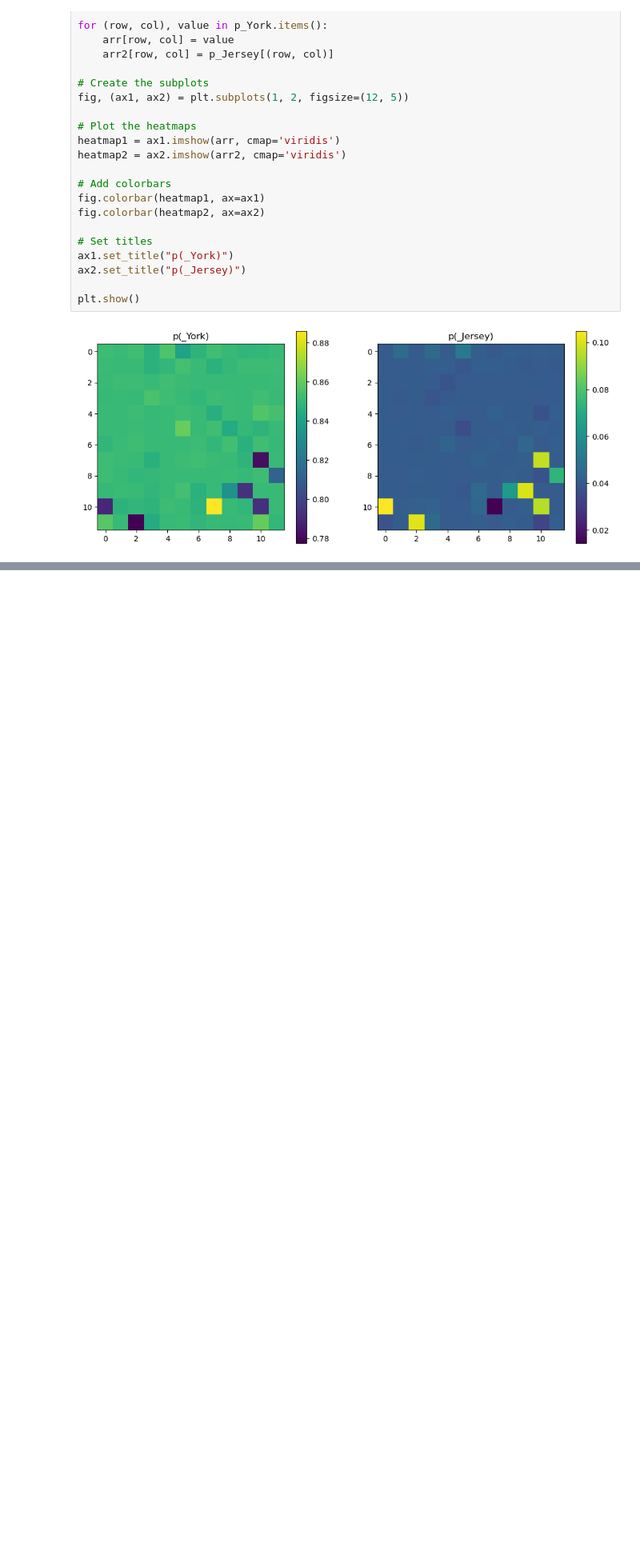
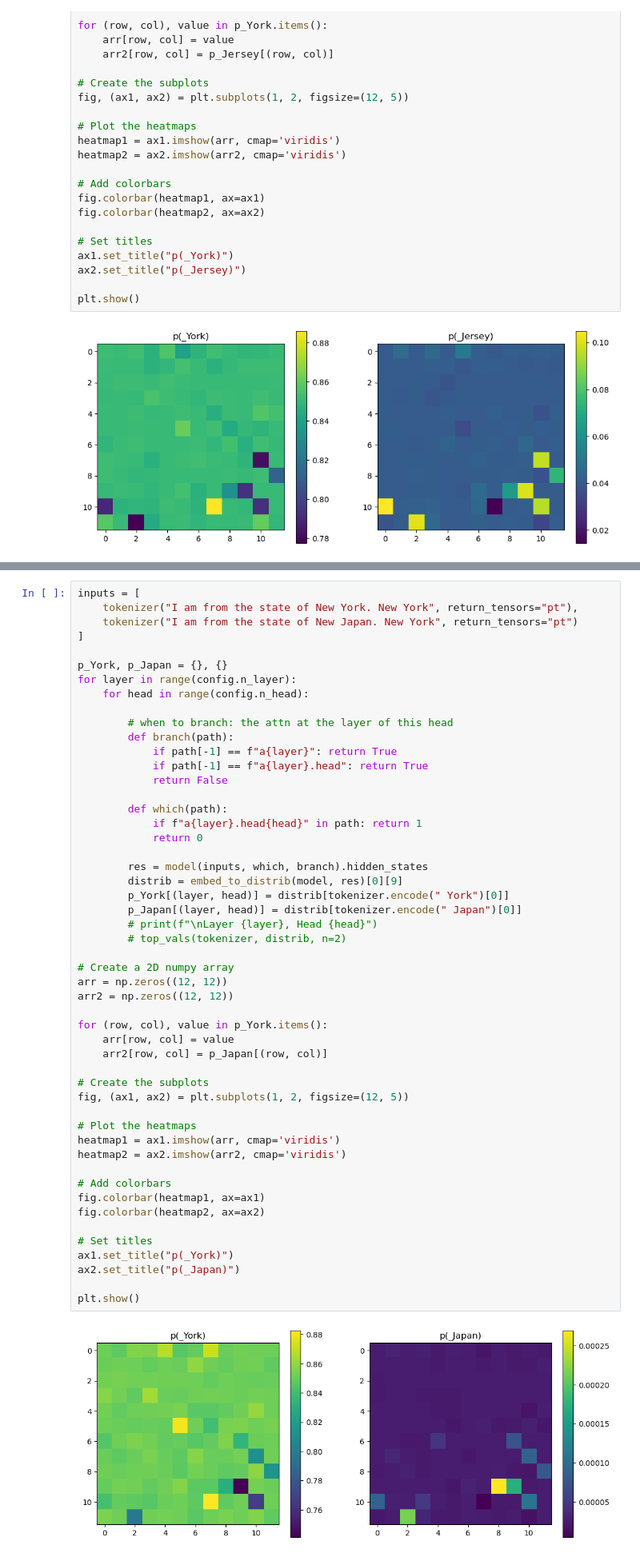
Before and after one commit to aryamanarora/nano-causal-interventions, a Jupyter notebook: src/Induction.ipynb, the cells around one changed output, grey strips where cells are left out. Shown: that part at 80% size. Drawn from its saved outputs; the diff is of its cells as text; blank space fills up the shorter version.

Commit message:
Japan

```diff
--- a/src/Induction.ipynb
+++ b/src/Induction.ipynb
@@ -113,0 +116,53 @@ plt.show()
+# %%
+inputs = [
+    tokenizer("I am from the state of New York. New York", return_tensors="pt"),
+    tokenizer("I am from the state of New Japan. New York", return_tensors="pt")
+]
+
+p_York, p_Japan = {}, {}
+for layer in range(config.n_layer):
+    for head in range(config.n_head):
+
+        # when to branch: the attn at the layer of this head
+        def branch(path):
+            if path[-1] == f"a{layer}": return True
+            if path[-1] == f"a{layer}.head": return True
+            return False
+
+        def which(path):
+            if f"a{layer}.head{head}" in path: return 1
+            return 0
+
+        res = model(inputs, which, branch).hidden_states
+        distrib = embed_to_distrib(model, res)[0][9]
+        p_York[(layer, head)] = distrib[tokenizer.encode(" York")[0]]
+        p_Japan[(layer, head)] = distrib[tokenizer.encode(" Japan")[0]]
+        # print(f"\nLayer {layer}, Head {head}")
+        # top_vals(tokenizer, distrib, n=2)
+
+# Create a 2D numpy array
+arr = np.zeros((12, 12))
+arr2 = np.zeros((12, 12))
+
+for (row, col), value in p_York.items():
+    arr[row, col] = value
+    arr2[row, col] = p_Japan[(row, col)]
+
+# Create the subplots
+fig, (ax1, ax2) = plt.subplots(1, 2, figsize=(12, 5))
+
+# Plot the heatmaps
+heatmap1 = ax1.imshow(arr, cmap='viridis')
+heatmap2 = ax2.imshow(arr2, cmap='viridis')
+
+# Add colorbars
+fig.colorbar(heatmap1, ax=ax1)
+fig.colorbar(heatmap2, ax=ax2)
+
+# Set titles
+ax1.set_title("p(_York)")
+ax2.set_title("p(_Japan)")
+
+plt.show()
+# %% [output]
+[figure, added]
```
Also changed, not shown: parts of 2 cells of this notebook.
